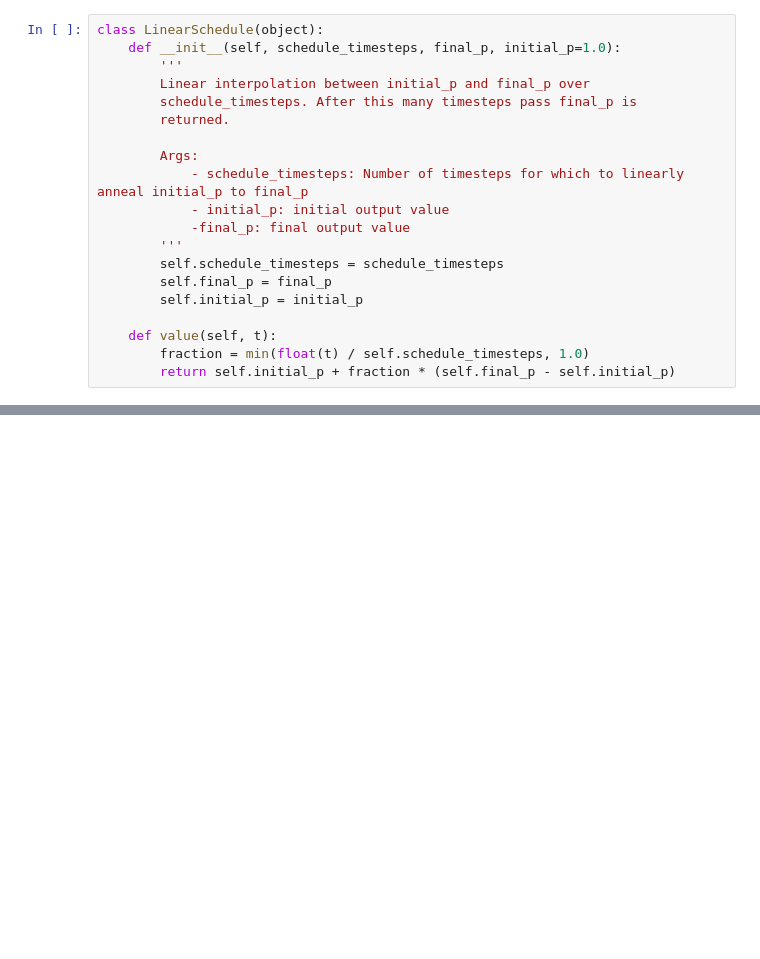
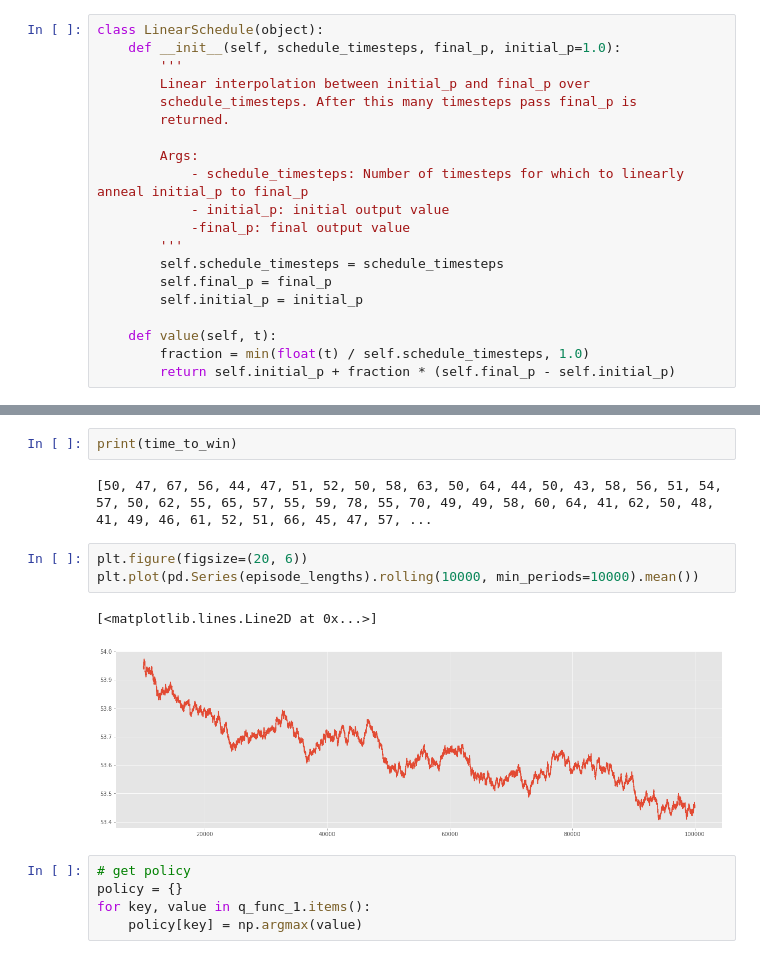
Before and after one commit to malhotra-sidharth/game-of-ur-reinforcement-learning, a Jupyter notebook: TD/TD-Expected-SARSA.ipynb, the cells around one changed output, grey strips where cells are left out. Cells and saved outputs as stored; diff of their text form; blank space fills up the shorter version.

```diff
--- a/TD/TD-Expected-SARSA.ipynb
+++ b/TD/TD-Expected-SARSA.ipynb
@@ -155,0 +159,15 @@ Run:  1
+# %%
+print(time_to_win)
+# %% [output]
+[50, 47, 67, 56, 44, 47, 51, 52, 50, 58, 63, 50, 64, 44, 50, 43, 58, 56, 51, 54, 57, 50, 62, 55, 65, 57, 55, 59, 78, 55, 70, 49, 49, 58, 60, 64, 41, 62, 50, 48, 41, 49, 46, 61, 52, 51, 66, 45, 47, 57, ...
+# %%
+plt.figure(figsize=(20, 6))
+plt.plot(pd.Series(episode_lengths).rolling(10000, min_periods=10000).mean())
+# %% [output]
+[<matplotlib.lines.Line2D at 0x...>]
+[figure, added]
+# %%
+# get policy
+policy = {}
+for key, value in q_func_1.items():
+    policy[key] = np.argmax(value)
```
Also changed, not shown: parts of 19 cells of this notebook, 3 other files.
